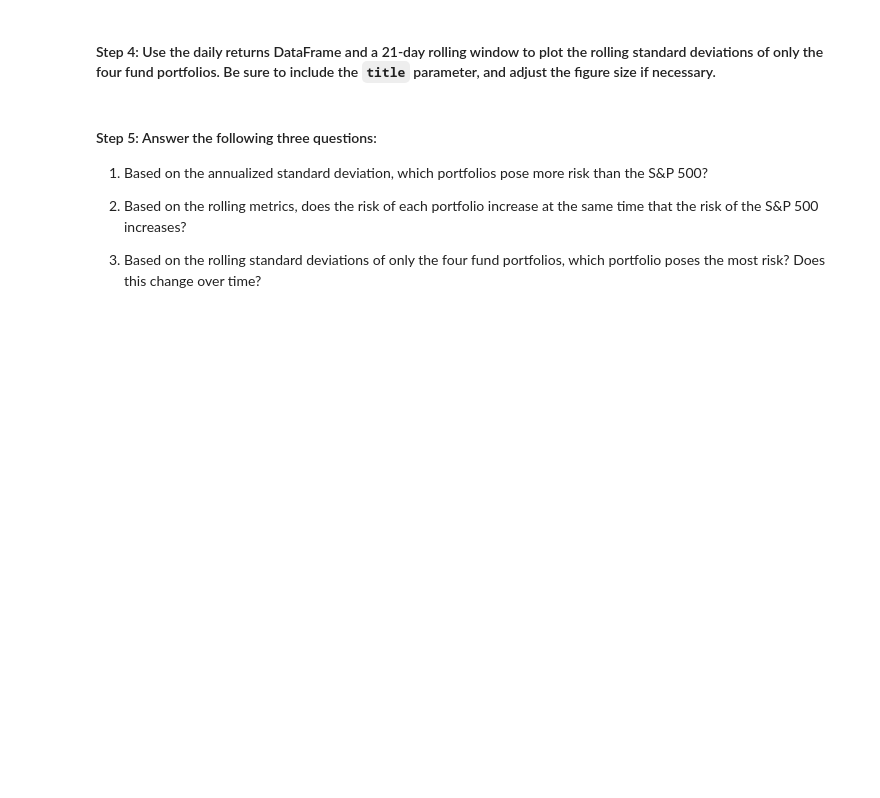
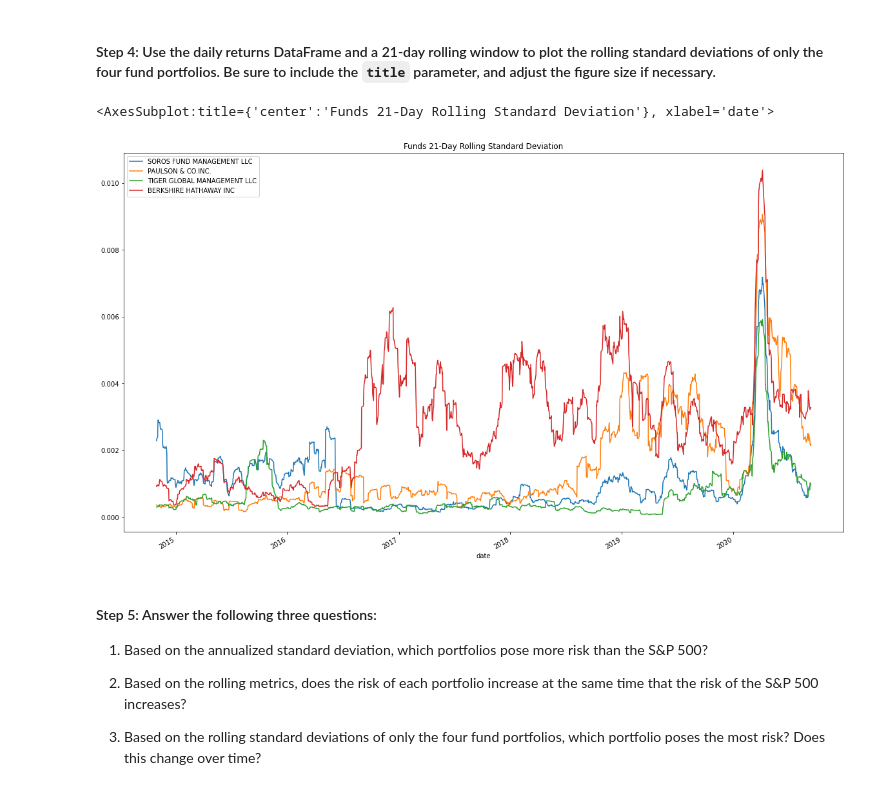
Before and after one commit to MC-Stream/The-Silver-Room, a Jupyter notebook: Module4-C/Starter_Code/risk_return_analysis.ipynb, the cells around one changed output. Saved outputs shown, nothing was run; the diff lists cells and outputs as text; code cells hidden in the pictures; blank space fills up the shorter version.

```diff
--- a/Module4-C/Starter_Code/risk_return_analysis.ipynb
+++ b/Module4-C/Starter_Code/risk_return_analysis.ipynb
@@ -403,7 +425,12 @@ Evaluate the risk profile of each portfolio by using the standard deviation and
 # %%
 # Using the daily return data and a 21-day rolling window, plot the rolling standard deviation of just the 4 portfolios.
 # Include a title parameter and adjust the figure size
-# YOUR CODE HERE
+funds_std_rolling_21 = funds_daily_returns.rolling(window = 21).std()
+
+funds_std_rolling_21.plot(figsize = (20, 12), title = ("Funds 21-Day Rolling Standard Deviation"))
+# %% [output]
+<AxesSubplot:title={'center':'Funds 21-Day Rolling Standard Deviation'}, xlabel='date'>
+[figure, added]
 # %% [markdown]
 #### Step 5: Answer the following three questions:
 
```
Also changed, not shown: parts of 7 cells of this notebook.
